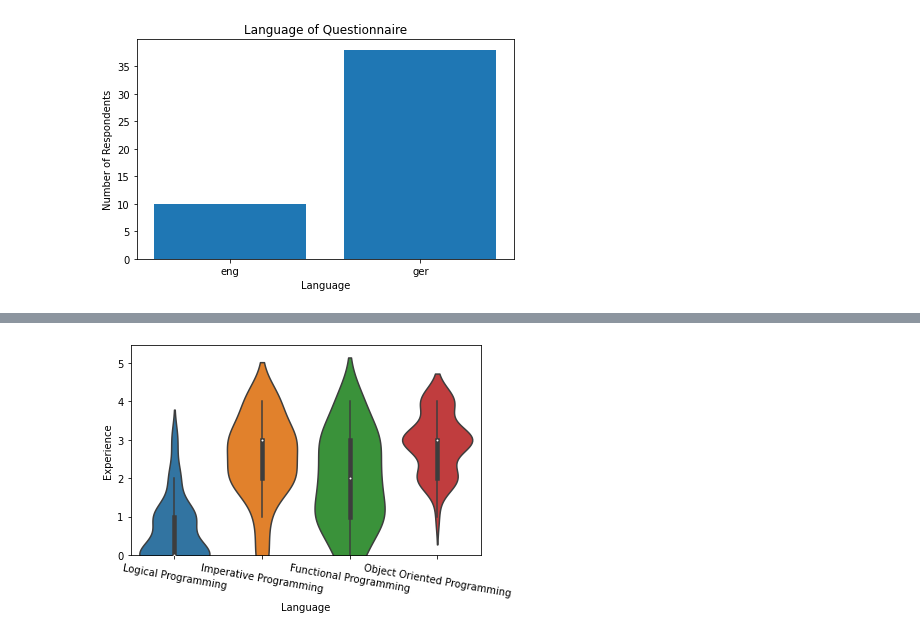
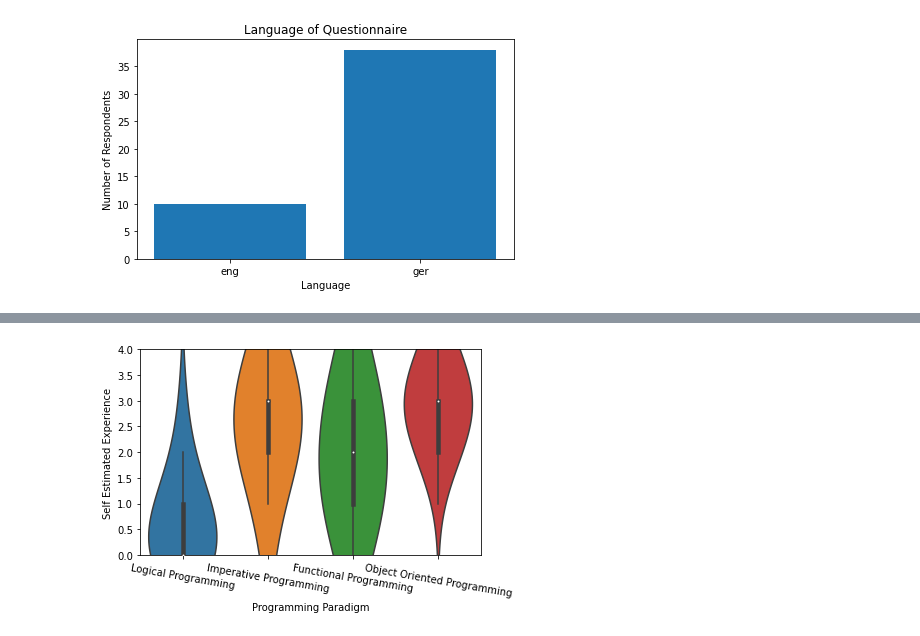
Before and after one commit to Sonaion/bachelor-arbeit, a Jupyter notebook: DataEvaluation/Demographics_01.ipynb, the cells around one changed output, grey strips where cells are left out. Drawn from its saved outputs; the diff is of its cells as text; code cells hidden in the pictures.

```diff
--- a/DataEvaluation/Demographics_01.ipynb
+++ b/DataEvaluation/Demographics_01.ipynb
@@ -17,7 +18,7 @@ if not os.path.exists('./results/demographics'):
 # %%
 df = pd.read_csv('./data/preprocessed_total_data.csv')
 # %%
-def plot_experience(prefix_of_experience, column, df_raw, y_lim=None, path=None):
+def plot_experience(prefix_of_experience, column, df_raw, y_lim=None, path=None, show=True):
     df_programming_lang = df_raw[[column]]
     df_programming_lang.loc[:, column] = df_programming_lang[column].dropna().astype({column: int})
     tmp = dict(df_programming_lang.value_counts().sort_index())
@@ -57,11 +58,14 @@ def plot_experience(prefix_of_experience, column, df_raw, y_lim=None, path=None)
     plt.tight_layout()
     if path is not None:
         plt.savefig(path)
-    plt.show()
+    if show:
+        plt.show()
+    else:
+        plt.close()
     return names, counts
 
 
-def plot_self_assessment(prefix_of_experience, column, df_raw, y_lim=None, path=None):
+def plot_self_assessment(prefix_of_experience, column, df_raw, y_lim=None, path=None, show=True):
     df_programming_lang = df_raw[[column]]
     df_programming_lang.loc[:, column] = df_programming_lang[column].dropna().astype({column: int})
     tmp = dict(df_programming_lang.value_counts().sort_index())
@@ -101,7 +105,10 @@ def plot_self_assessment(prefix_of_experience, column, df_raw, y_lim=None, path=
     plt.tight_layout()
     if path is not None:
         plt.savefig(path)
-    plt.show()
+    if show:
+        plt.show()
+    else:
+        plt.close()
     return names, counts
 # %%
 # plot the occurrence of different values in LANGUAGE as a bar chart
@@ -207,9 +214,9 @@ plt.show()
 # %%
 y_lim = (0, 35)
-names, y_cpp = plot_experience("C++", "ST04_01", df, y_lim, "./results/demographics/language_cpp_experience.pdf")
-_, y_java = plot_experience("Java", "ST04_02", df, y_lim, "./results/demographics/language_java_experience.pdf")
-_, y_haskell = plot_experience("Haskell", "ST04_03", df, y_lim, "./results/demographics/language_haskell_experience.pdf")
-_, y_python = plot_experience("Python", "ST04_04", df, y_lim, "./results/demographics/language_python_experience.pdf")
-_, y_prolog = plot_experience("Prolog", "ST04_05", df, y_lim, "./results/demographics/language_prolog_experience.pdf")
-_, y_rust = plot_experience("Rust", "ST04_06", df, y_lim, "./results/demographics/language_rust_experience.pdf")
-_, y_kotlin =plot_experience("Kotlin", "ST04_07", df, y_lim, "./results/demographics/language_kotlin_experience.pdf")
+names, y_cpp = plot_experience("C++", "ST04_01", df, y_lim, "./results/demographics/language_cpp_experience.pdf", show=False)
+_, y_java = plot_experience("Java", "ST04_02", df, y_lim, "./results/demographics/language_java_experience.pdf", show=False)
+_, y_haskell = plot_experience("Haskell", "ST04_03", df, y_lim, "./results/demographics/language_haskell_experience.pdf", show=False)
+_, y_python = plot_experience("Python", "ST04_04", df, y_lim, "./results/demographics/language_python_experience.pdf", show=False)
+_, y_prolog = plot_experience("Prolog", "ST04_05", df, y_lim, "./results/demographics/language_prolog_experience.pdf", show=False)
+_, y_rust = plot_experience("Rust", "ST04_06", df, y_lim, "./results/demographics/language_rust_experience.pdf", show=False)
+_, y_kotlin =plot_experience("Kotlin", "ST04_07", df, y_lim, "./results/demographics/language_kotlin_experience.pdf", show=False)
@@ -252,6 +251,6 @@ plt.savefig('./results/demographics/language_all_experience.pdf')
 # %%
 y_lim = (0, 35)
-names, y_logical = plot_experience("Logical Programming", "ST05_01", df, y_lim, "./results/demographics/paradigm_logical_experience.pdf")
-_, y_imperative = plot_experience("Imperative Programming", "ST05_02", df, y_lim, "./results/demographics/paradigm_imperative_experience.pdf")
-_, y_functional = plot_experience("Functional Programming", "ST05_03", df, y_lim, "./results/demographics/paradigm_functional_experience.pdf")
-_, y_object_oriented = plot_experience("Object Oriented Programming", "ST05_04", df, y_lim, "./results/demographics/paradigm_object_oriented_experience.pdf")
+names, y_logical = plot_experience("Logical Programming", "ST05_01", df, y_lim, "./results/demographics/paradigm_logical_experience.pdf", show=False)
+_, y_imperative = plot_experience("Imperative Programming", "ST05_02", df, y_lim, "./results/demographics/paradigm_imperative_experience.pdf", show=False)
+_, y_functional = plot_experience("Functional Programming", "ST05_03", df, y_lim, "./results/demographics/paradigm_functional_experience.pdf", show=False)
+_, y_object_oriented = plot_experience("Object Oriented Programming", "ST05_04", df, y_lim, "./results/demographics/paradigm_object_oriented_experience.pdf", show=False)
@@ -263,35 +257,36 @@ _, y_object_oriented = plot_experience("Object Oriented Programming", "ST05_04",
 # %%
 df_tmp = pd.DataFrame([y_logical, y_imperative, y_functional, y_object_oriented], columns=names)
 df_tmp.index = ["Logical Programming", "Imperative Programming", "Functional Programming", "Object Oriented Programming"]
 #ax = df_tmp.plot.bar()
 #ax.set_xticklabels(ax.get_xticklabels(), rotation=-10)
 #plt.tight_layout()
 #plt.savefig('./results/demographics/paradigm_all_experience.pdf')
 
 df_tmp = df_tmp.reset_index()
 df_tmp = df_tmp.rename(columns={"index" : "Language"})
 df_tmp = df_tmp.melt(id_vars=["Language"], var_name="Experience", value_name="count")
 df_tmp.loc[df_tmp["Experience"] == "no experience", "Experience"] = 0
 df_tmp.loc[df_tmp["Experience"] == "little experience", "Experience"] = 1
 df_tmp.loc[df_tmp["Experience"] == "average", "Experience"] = 2
 df_tmp.loc[df_tmp["Experience"] == "experienced", "Experience"] = 3
 df_tmp.loc[df_tmp["Experience"] == "proficient", "Experience"] = 4
 
 df_violin = pd.DataFrame([], columns=["Language", "Experience"])
 for idx, row in df_tmp.iterrows():
     language = row["Language"]
     experience = row["Experience"]
     count = row["count"]
     for _i in range(count):
         df_violin.loc[len(df_violin)] = [language, experience]
 
 df_violin["Experience"] = df_violin["Experience"].astype(int)
-ax = sns.violinplot(x="Language", y="Experience", data=df_violin, scale='width')
-ax.set_ylim(0)
+ax = sns.violinplot(x="Language", y="Experience", data=df_violin, scale='width', bw=1.0)
+ax.set_ylim((0, 4))
 ax.set_xticklabels(ax.get_xticklabels(), rotation=-10)
-ax.
+ax.set_xlabel('Programming Paradigm')
+ax.set_ylabel('Self Estimated Experience')
 plt.tight_layout()
 # %% [output]
-[figure, old version]
+[figure, new version]
 # %%
 y_lim = (0, 35)
```
Also changed, not shown: parts of 16 cells of this notebook.
